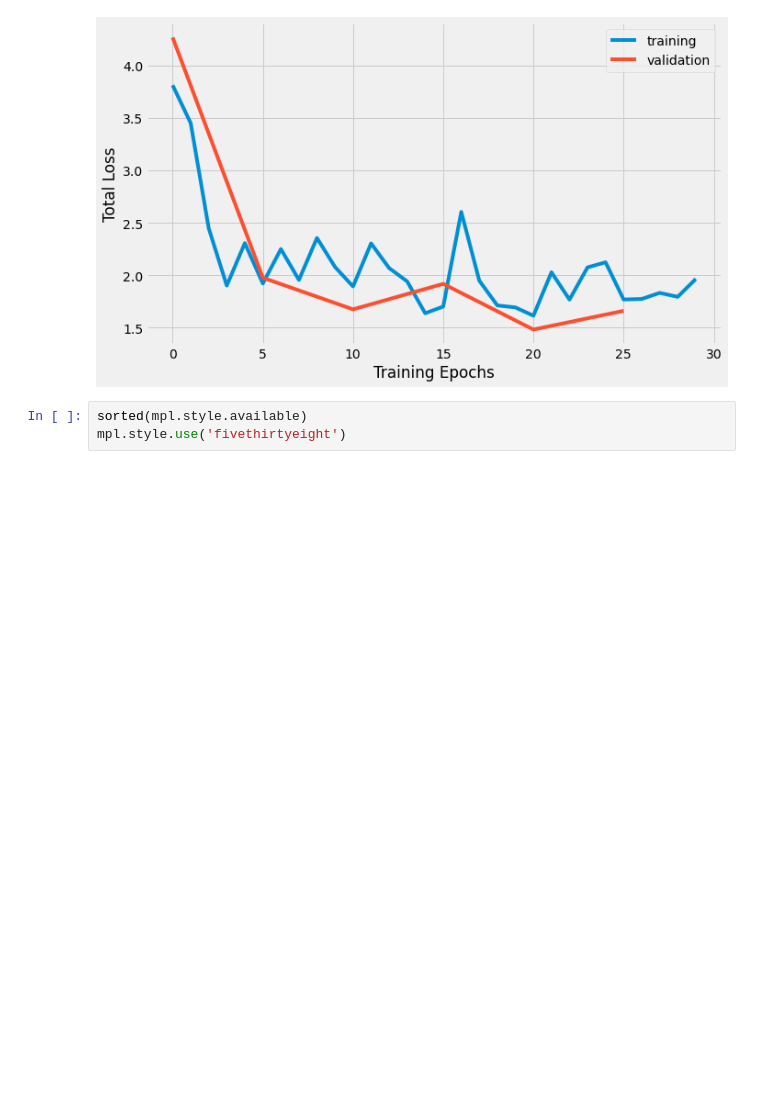
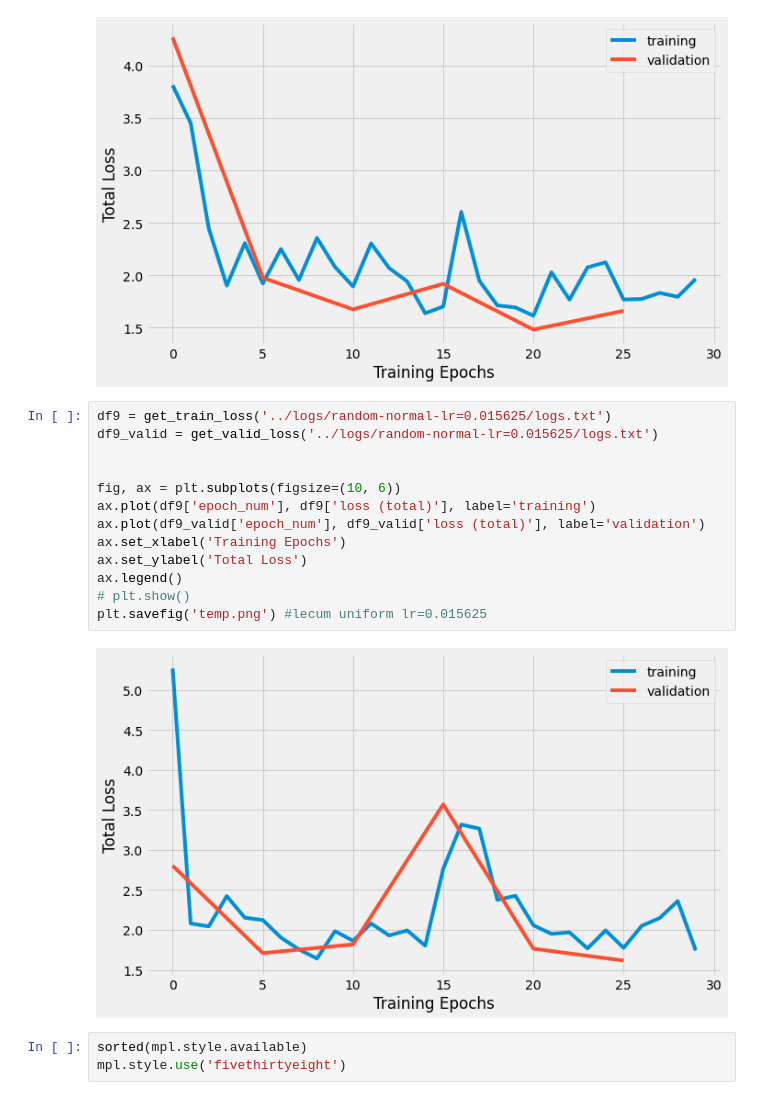
Before and after one commit to thewchan/string_quartets_gen, a Jupyter notebook: notebooks/loss_extraction.ipynb, the cells around one changed output. Cells and saved outputs as stored; diff of their text form; blank space fills up the shorter version.

Commit message:
Trying lecun-normal at lr=0.015625

```diff
--- a/notebooks/loss_extraction.ipynb
+++ b/notebooks/loss_extraction.ipynb
@@ -266,6 +266,21 @@ ax.legend()
 plt.savefig('temp.png') #lecum uniform lr=0.015625
 # %% [output]
 [figure]
+# %%
+df9 = get_train_loss('../logs/random-normal-lr=0.015625/logs.txt')
+df9_valid = get_valid_loss('../logs/random-normal-lr=0.015625/logs.txt')
+
+
+fig, ax = plt.subplots(figsize=(10, 6))
+ax.plot(df9['epoch_num'], df9['loss (total)'], label='training')
+ax.plot(df9_valid['epoch_num'], df9_valid['loss (total)'], label='validation')
+ax.set_xlabel('Training Epochs')
+ax.set_ylabel('Total Loss')
+ax.legend()
+# plt.show()
+plt.savefig('temp.png') #lecum uniform lr=0.015625
+# %% [output]
+[figure, added]
 # %%
 sorted(mpl.style.available)
 mpl.style.use('fivethirtyeight')
```
Also changed, not shown: 13 other files.
